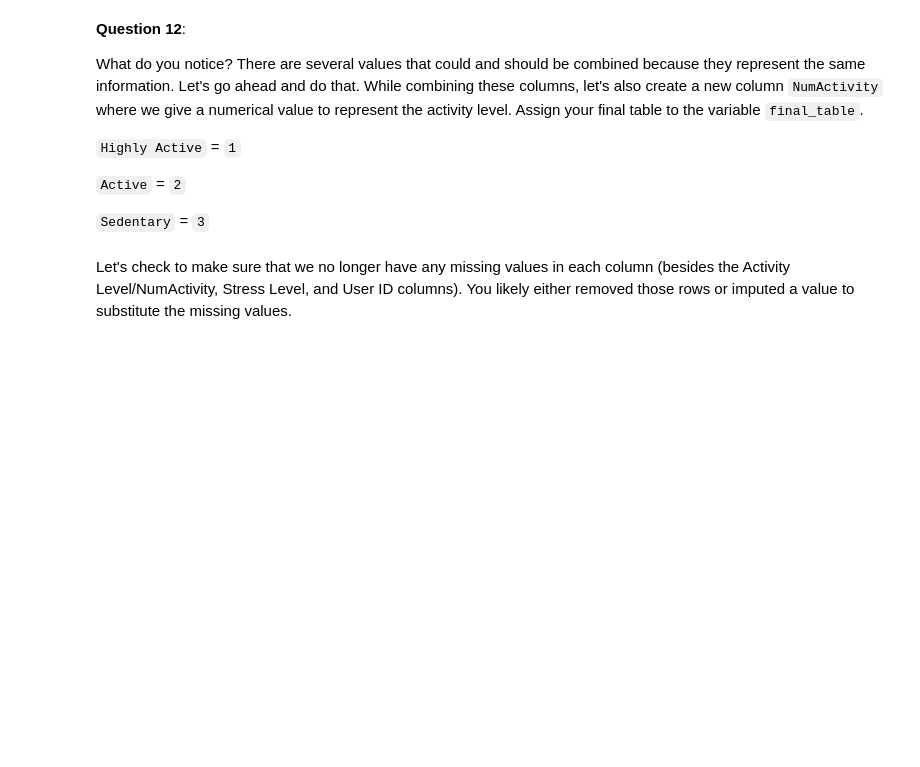
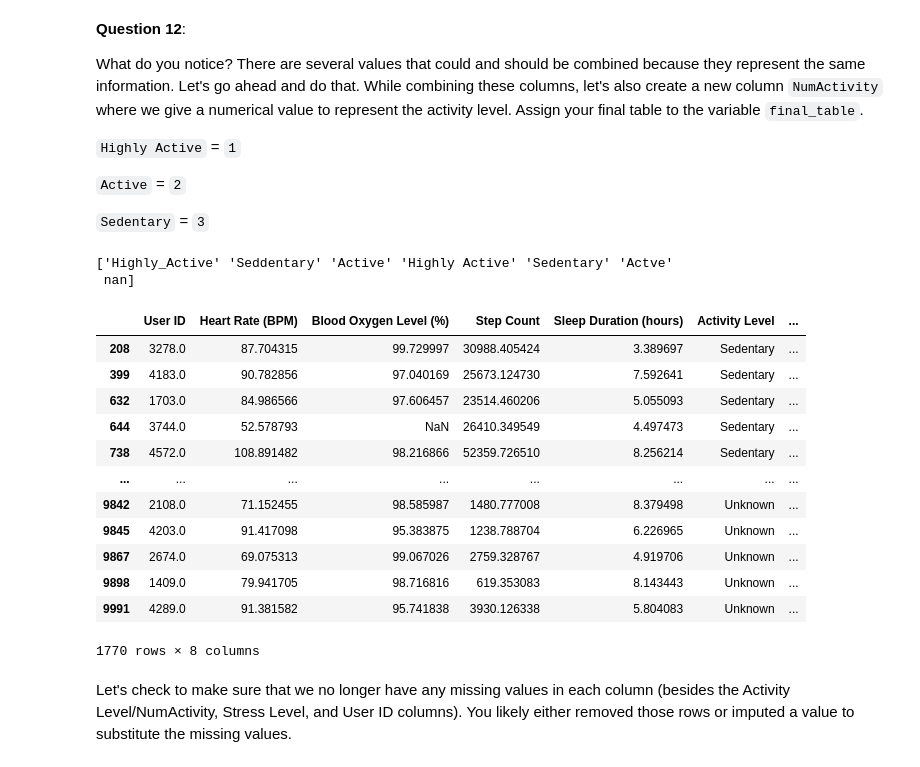
Before and after one commit to BMC-Intersectional-Data-Feminism/exercise-2-data-cleaning-and-analysis-fionayr, a Jupyter notebook: exercise2.ipynb, the cells around one changed output. Saved outputs shown, nothing was run; the diff lists cells and outputs as text; code cells hidden in the pictures; blank space fills up the shorter version.

```diff
--- a/exercise2.ipynb
+++ b/exercise2.ipynb
@@ -444,3 +552,53 @@ final_table
+# %%
+# Check unique activity levels in dataset
+print(smartwatch_stress['Activity Level'].unique())
+
+# Define categories
+highly_active_levels = ['Very Active', 'Extremely Active']
+active_levels = ['Moderately Active', 'Somewhat Active']
+sedentary_levels = ['Low Activity', 'Sedentary']
+
+# Extract subsets
+highlyActive = smartwatch_stress[smartwatch_stress['Activity Level'].isin(highly_active_levels)].copy()
+active = smartwatch_stress[smartwatch_stress['Activity Level'].isin(active_levels)].copy()
+sedentary = smartwatch_stress[smartwatch_stress['Activity Level'].isin(sedentary_levels)].copy()
+
+# Normalize text labels
+highlyActive['Activity Level'] = 'Highly Active'
+active['Activity Level'] = 'Active'
+sedentary['Activity Level'] = 'Sedentary'
+
+# Assign numerical values
+highlyActive['NumActivity'] = 3
+active['NumActivity'] = 2
+sedentary['NumActivity'] = 1
+
+# Handle missing activity levels
+unknown_activity = smartwatch_stress[smartwatch_stress['Activity Level'].isnull()].copy()
+unknown_activity['Activity Level'] = 'Unknown'
+unknown_activity['NumActivity'] = 0  # Assign 0 for missing values
+
+# Concatenate all subsets
+final_table = pd.concat([highlyActive, active, sedentary, unknown_activity])
+
+# Display final dataset
+final_table
+# %% [output]
+['Highly_Active' 'Seddentary' 'Active' 'Highly Active' 'Sedentary' 'Actve'
+ nan]
+|  | User ID | Heart Rate (BPM) | Blood Oxygen Level (%) | Step Count | Sleep Duration (hours) | Activity Level | ... |
+| 208 | 3278.0 | 87.704315 | 99.729997 | 30988.405424 | 3.389697 | Sedentary | ... |
+| 399 | 4183.0 | 90.782856 | 97.040169 | 25673.124730 | 7.592641 | Sedentary | ... |
+| 632 | 1703.0 | 84.986566 | 97.606457 | 23514.460206 | 5.055093 | Sedentary | ... |
+| 644 | 3744.0 | 52.578793 | NaN | 26410.349549 | 4.497473 | Sedentary | ... |
+| 738 | 4572.0 | 108.891482 | 98.216866 | 52359.726510 | 8.256214 | Sedentary | ... |
+| ... | ... | ... | ... | ... | ... | ... | ... |
+| 9842 | 2108.0 | 71.152455 | 98.585987 | 1480.777008 | 8.379498 | Unknown | ... |
+| 9845 | 4203.0 | 91.417098 | 95.383875 | 1238.788704 | 6.226965 | Unknown | ... |
+| 9867 | 2674.0 | 69.075313 | 99.067026 | 2759.328767 | 4.919706 | Unknown | ... |
+| 9898 | 1409.0 | 79.941705 | 98.716816 | 619.353083 | 8.143443 | Unknown | ... |
+| 9991 | 4289.0 | 91.381582 | 95.741838 | 3930.126338 | 5.804083 | Unknown | ... |
+1770 rows × 8 columns
 # %% [markdown]
 Let's check to make sure that we no longer have any missing values in each column (besides the Activity Level/NumActivity, Stress Level, and User ID columns). You likely either removed those rows or imputed a value to substitute the missing values.
 # %%
```
Also changed, not shown: parts of 24 cells of this notebook, 1 other file.
